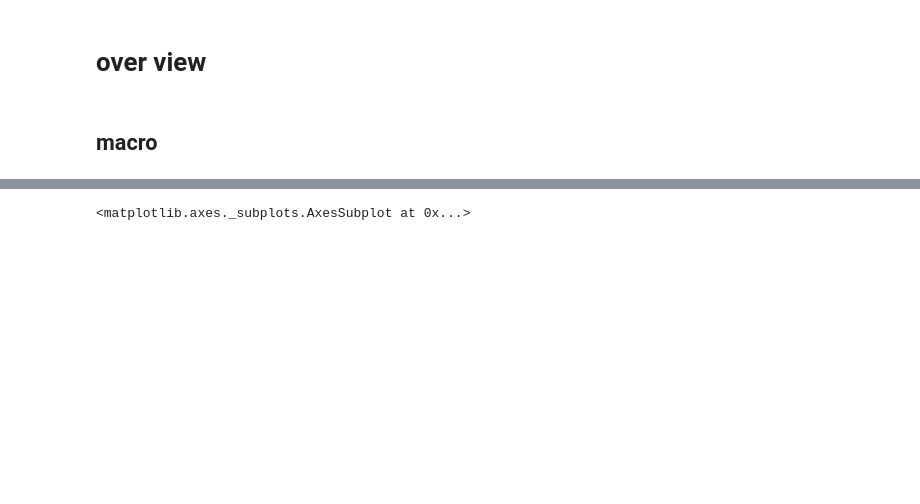
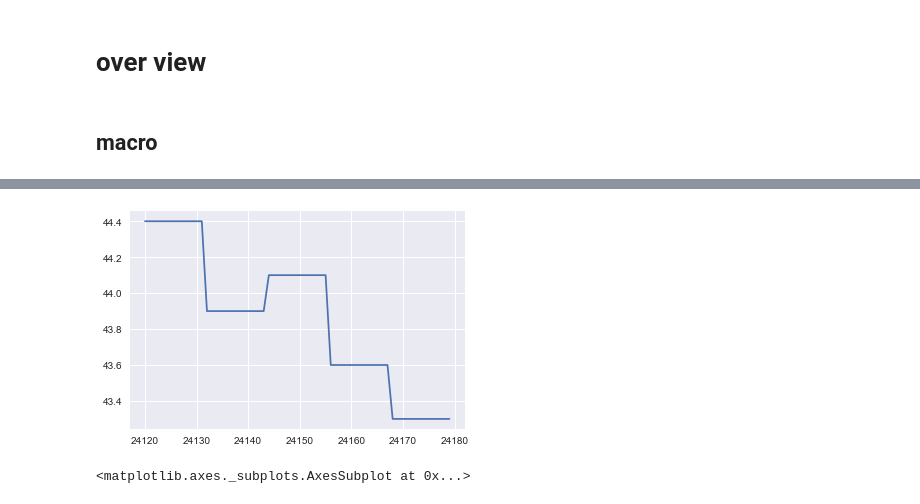
Before and after one commit to kqdmqx/kaggle-sberbank-russian-housing-market, a Jupyter notebook: ipython/20170525-first-eye.ipynb, the cells around one changed output, grey strips where cells are left out. Drawn from its saved outputs; the diff is of its cells as text; code cells hidden in the pictures; blank space fills up the shorter version.

```diff
--- a/ipython/20170525-first-eye.ipynb
+++ b/ipython/20170525-first-eye.ipynb
@@ -21,3 +52,9 @@ macro = pd.read_csv('../input/macro.csv', parse_dates=['timestamp'])
+# %%
+macro['year_month2'] = macro.timestamp.apply(lambda x: x.year * 12 + x.month - 1)
+plt.plot(macro['year_month2'], macro.gas_share)
+plt.show()
+# %% [output]
+[figure, added]
 # %%
 macro_count = macro.count()
 macro.count().value_counts().sort_index().plot(kind='bar')
```
Also changed, not shown: parts of 4 cells of this notebook, 5 other files.
